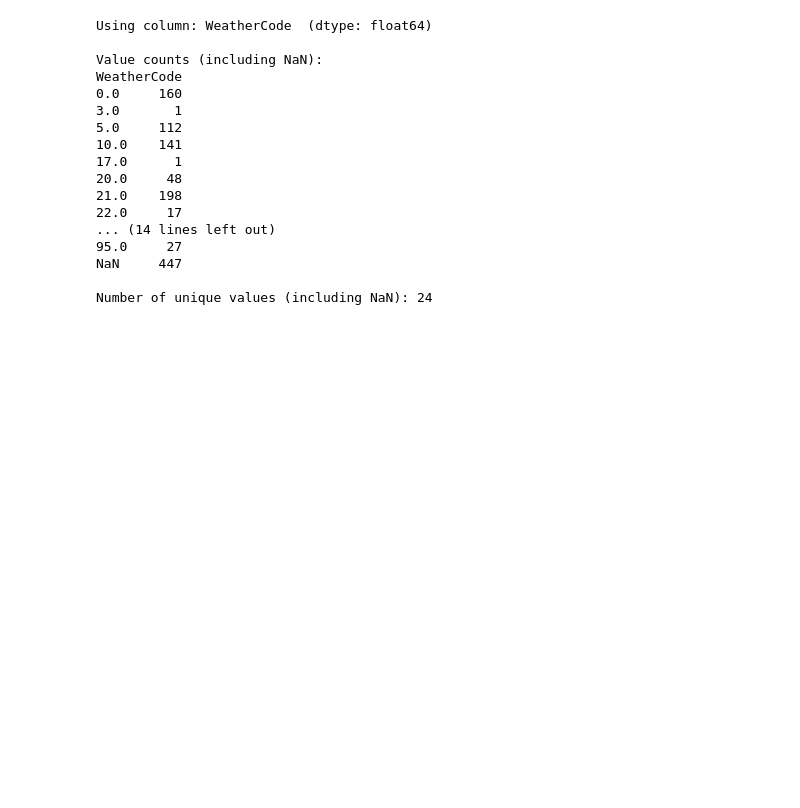
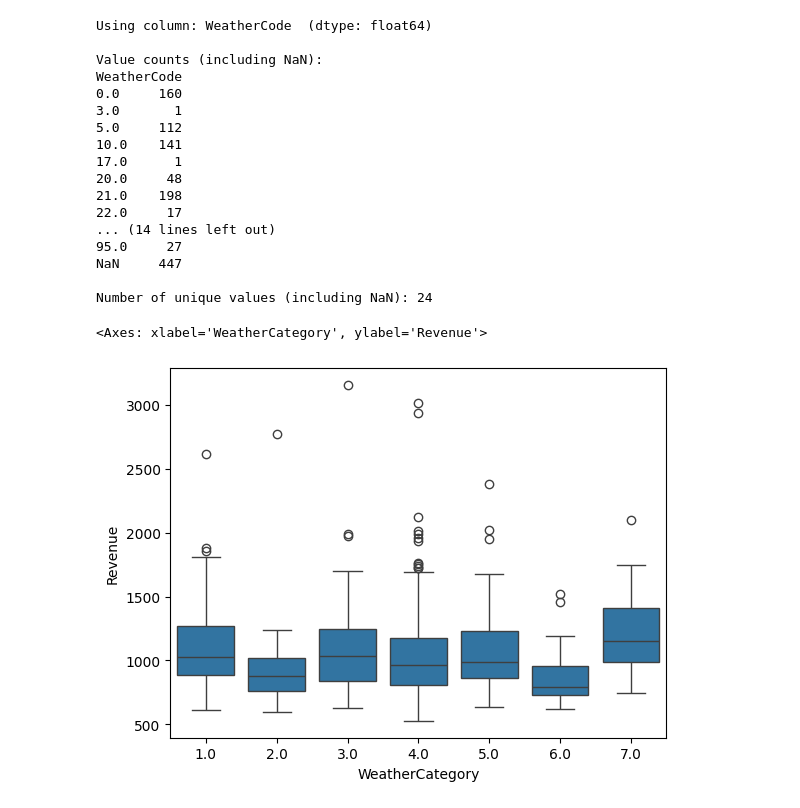
Before and after one commit to marcomineri99/TeamCPH, a Jupyter notebook: MF_20251113.ipynb, the cells around one changed output. Saved outputs shown, nothing was run; the diff lists cells and outputs as text; code cells hidden in the pictures; blank space fills up the shorter version.

```diff
--- a/MF_20251113.ipynb
+++ b/MF_20251113.ipynb
@@ -481,3 +446,9 @@ WeatherCode
 NaN     447
 
 Number of unique values (including NaN): 24
+# %%
+import seaborn as sns
+sns.boxplot(data=merged_cleaned, x="WeatherCategory", y="Revenue")
+# %% [output]
+<Axes: xlabel='WeatherCategory', ylabel='Revenue'>
+[figure, added]
```
Also changed, not shown: parts of 11 cells of this notebook, 1 other file.
